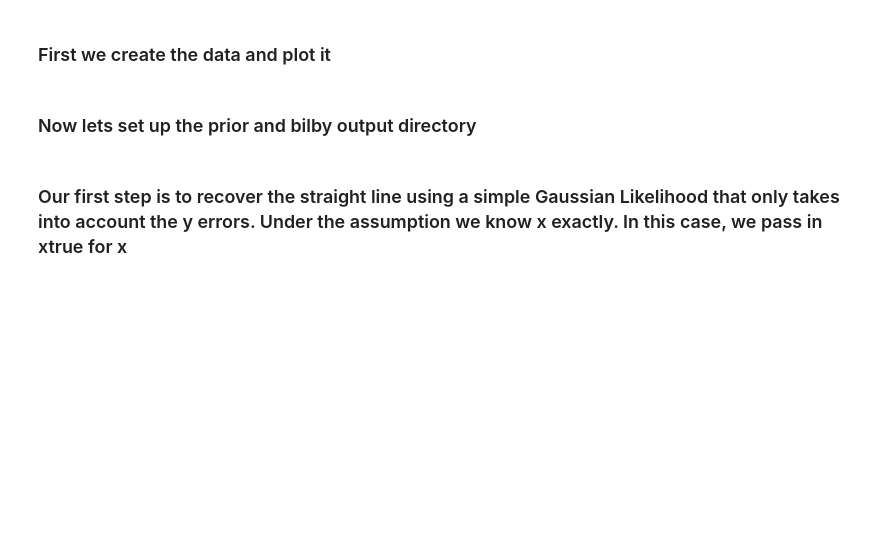
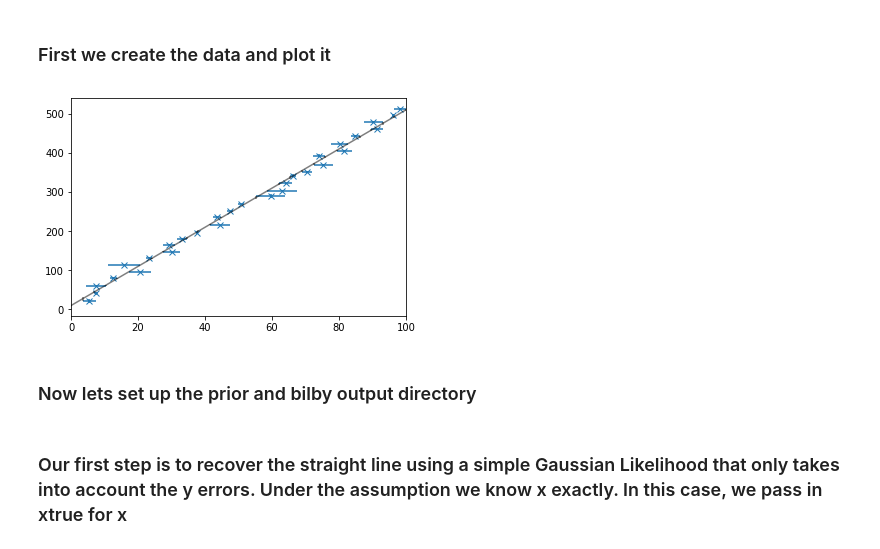
Before and after one commit to nikhil-sarin/2Derrors, a Jupyter notebook: fitting_with_x_and_y_errors.ipynb, the cells around one changed output. Drawn from its saved outputs; the diff is of its cells as text; code cells hidden in the pictures; blank space fills up the shorter version.

```diff
--- a/fitting_with_x_and_y_errors.ipynb
+++ b/fitting_with_x_and_y_errors.ipynb
@@ -14,30 +13,32 @@ Populating the interactive namespace from numpy and matplotlib
 # %%
 #define our model, a line
 def model(x, m, c, **kwargs):
     y = m*x + c
     return y
 
 #make a function to create and plot our data
 def make_data(points, m , c, xerr, yerr, seed):
     np.random.seed(int(seed))
     xtrue = np.linspace(0,100,points)
     ytrue = model(x = xtrue, m = m, c = c)
 
     xerr = xerr * np.random.randn(points)
     yerr = yerr * np.random.randn(points)
     xobs = xtrue + xerr
     yobs = ytrue + yerr
 
     plt.errorbar(xobs, yobs, xerr = xerr, yerr = yerr, fmt = 'x')
     plt.errorbar(xtrue, ytrue, yerr = yerr, color = 'black', alpha = 0.5)
     plt.xlim(0,100)
     plt.show()
 
     data = {'xtrue': xtrue, 'ytrue':ytrue, 'xobs':xobs, 'yobs':yobs, 'xerr':xerr, 'yerr':yerr}
 
     return data
 
-data = make_data(points = 30, m = 5, c = 10, xerr = 5, yerr = 5, seed = 123)
+data = make_data(points = 30, m = 5, c = 10, xerr = 2, yerr = 2, seed = 123)
+# %% [output]
+[figure, added]
 # %% [markdown]
 ### Now lets set up the prior and bilby output directory
 # %%
```
Also changed, not shown: parts of 11 cells of this notebook.
